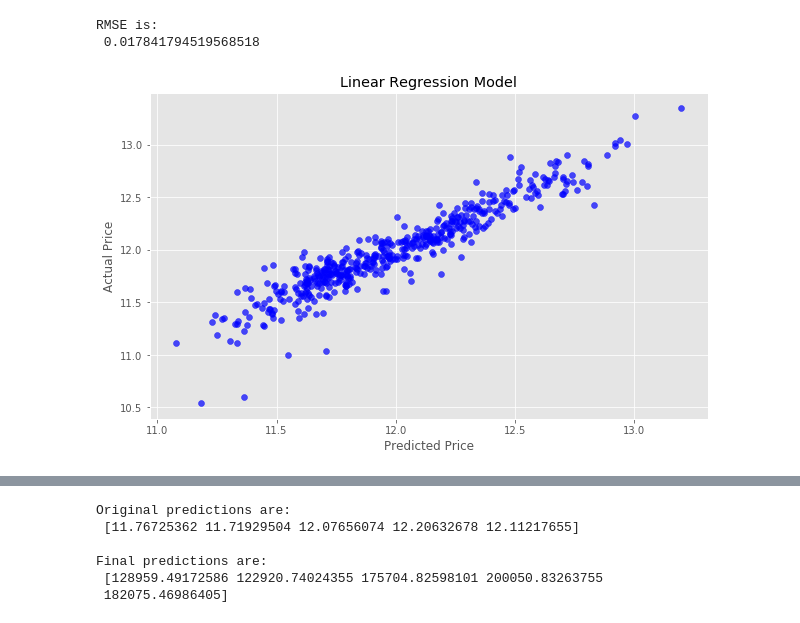
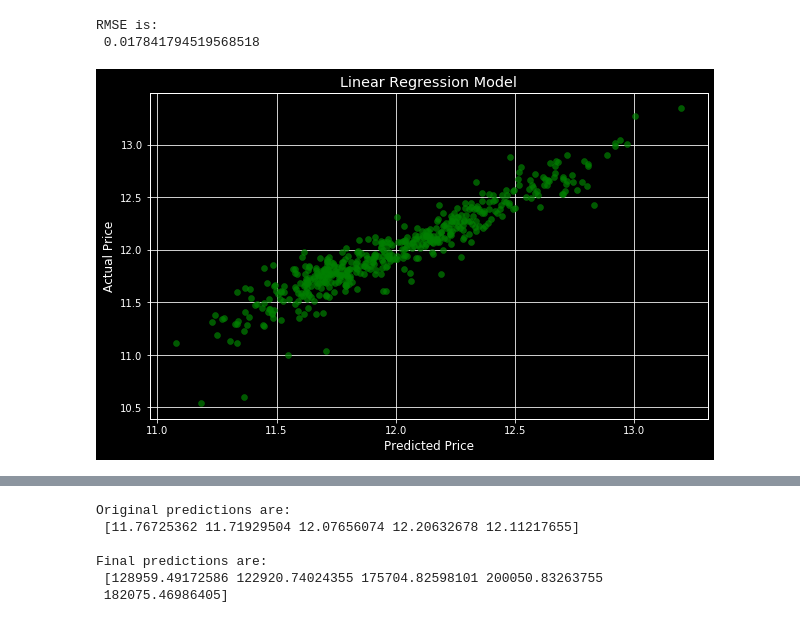
Before and after one commit to marcovalle2000/group24_housing, a Jupyter notebook: 07_02.ipynb, the cells around one changed output, grey strips where cells are left out. Drawn from its saved outputs; the diff is of its cells as text; code cells hidden in the pictures.

```diff
--- a/07_02.ipynb
+++ b/07_02.ipynb
@@ -37,6 +40,6 @@ train.head()
 #we import Matplotlib, a library that allows us to do plotting on the data (plotting allows us to visualize the distribution of the data)
 # %%
 import matplotlib.pyplot as plt
-plt.style.use(style='ggplot')
+plt.style.use(style='dark_background')
 plt.rcParams['figure.figsize'] = (10, 6)
 # %%
@@ -277,13 +284,13 @@ RMSE is:
  0.017841794519568518
 # %%
 actual_values = y_test
-plt.scatter(predictions, actual_values, alpha=.7, color='b') #alpha helps to show overlapping data
+plt.scatter(predictions, actual_values, alpha=.7, color='g') #alpha helps to show overlapping data
 plt.xlabel('Predicted Price')
 plt.ylabel('Actual Price')
 plt.title('Linear Regression Model')
 plt.show()
 # %% [output]
-[figure, old version]
+[figure, new version]
 # %%
 for i in range (-2, 3):
     alpha = 10**i
```
Also changed, not shown: parts of 29 cells of this notebook.
